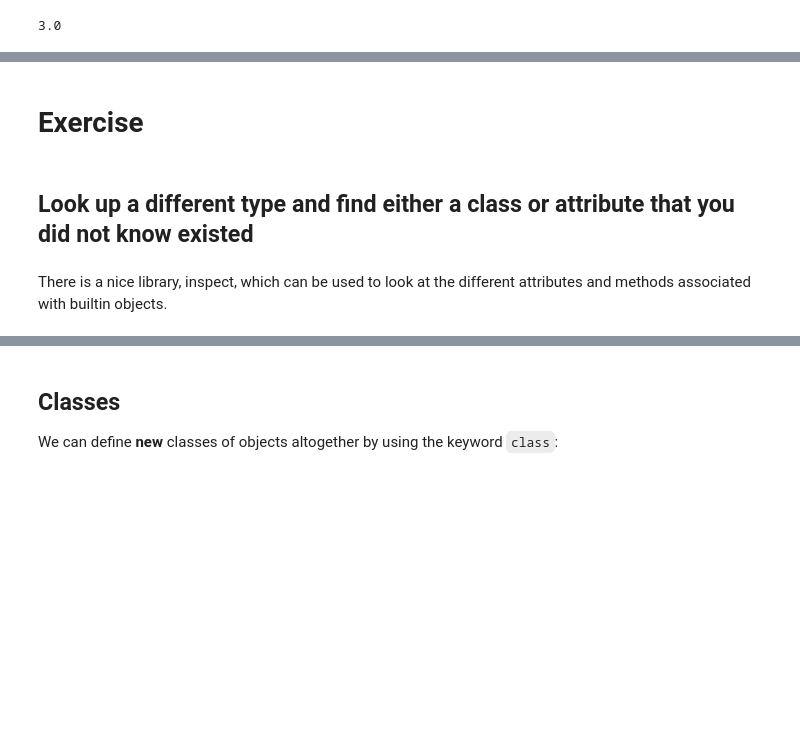
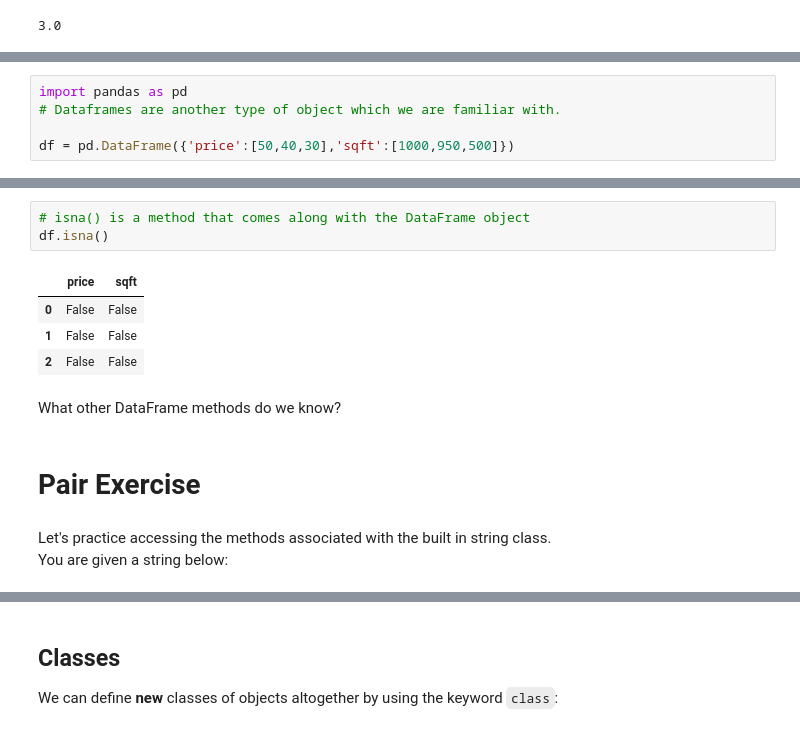
Before and after one commit to lecritch/oop_sea-chi-dsc, a Jupyter notebook: index.ipynb, the cells around one changed output, grey strips where cells are left out. Saved outputs shown, nothing was run; the diff lists cells and outputs as text; blank space fills up the shorter version.

```diff
--- a/index.ipynb
+++ b/index.ipynb
@@ -74,0 +138,5 @@ For more details on this general feature of Python, see [here](https://jakevdp.g
+# %%
+import pandas as pd
+# Dataframes are another type of object which we are familiar with.
+
+df = pd.DataFrame({'price':[50,40,30],'sqft':[1000,950,500]})
@@ -75,6 +172,15 @@ For more details on this general feature of Python, see [here](https://jakevdp.g
+# %%
+# isna() is a method that comes along with the DataFrame object
+df.isna()
+# %% [output]
+|  | price | sqft |
+| 0 | False | False |
+| 1 | False | False |
+| 2 | False | False |
+# %% [markdown]
+What other DataFrame methods do we know?
 # %% [markdown]
-# Exercise
+# Pair Exercise
-# %% [markdown]
-## Look up a different type and find either a class or attribute that you did not know existed
-# %% [markdown]
-There is a nice library, inspect, which can be used to look at the different attributes and methods associated with builtin objects.
+# %% [markdown]
+Let's practice accessing the methods associated with the built in string class.
+You are given a string below:
```
Also changed, not shown: parts of 62 cells of this notebook, 1 other file.
